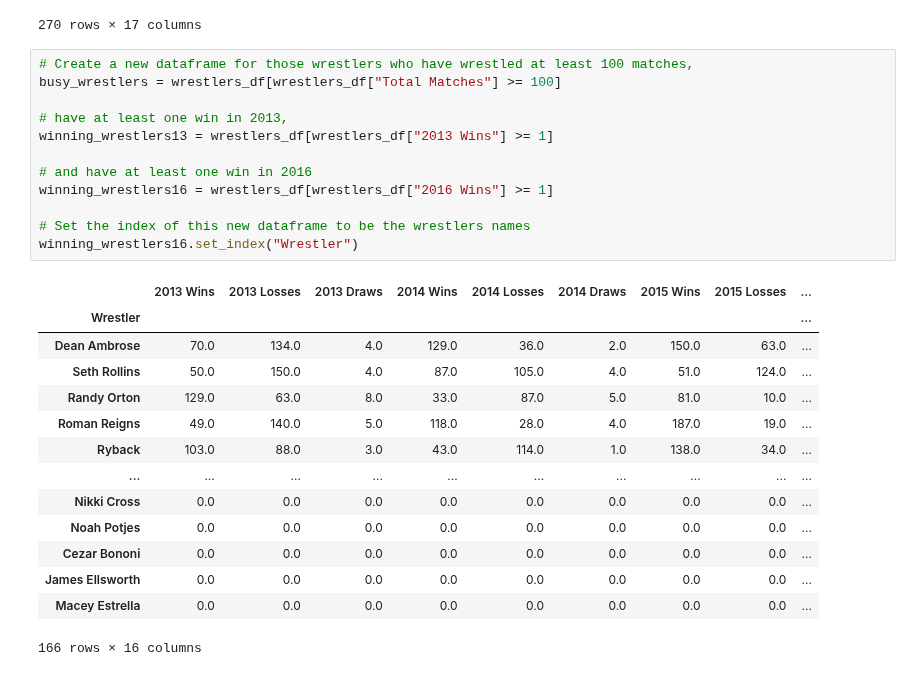
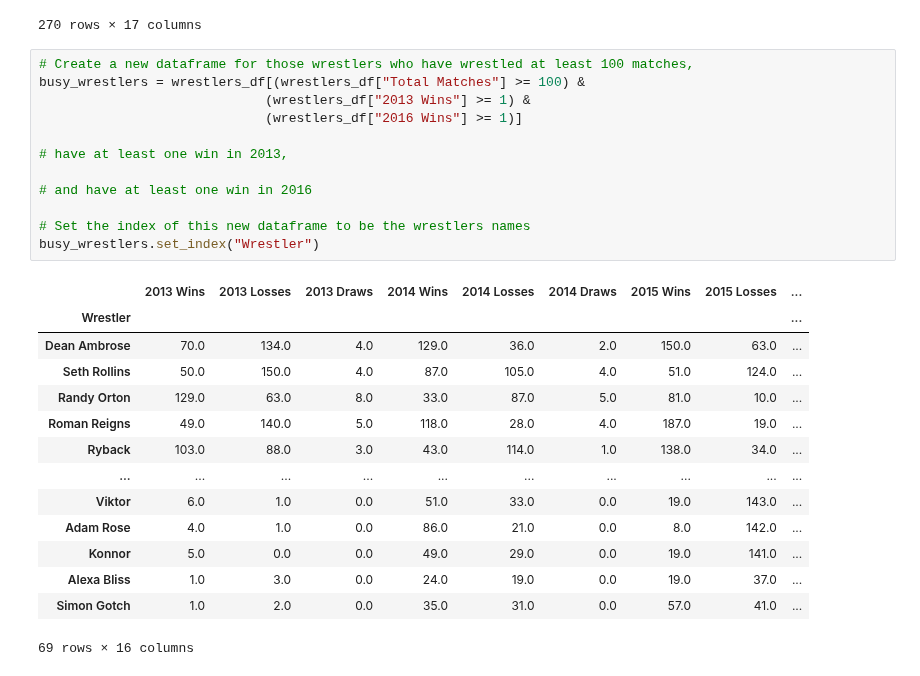
Before and after one commit to mikenlee/GWU_dataAnalytics_HW, a Jupyter notebook: 05_matplotlib/mini/02-Stu_WinnerWrestling-Part2/Unsolved/winning_wrestlers.ipynb, the cells around one changed output. Drawn from its saved outputs; the diff is of its cells as text.

```diff
--- a/05_matplotlib/mini/02-Stu_WinnerWrestling-Part2/Unsolved/winning_wrestlers.ipynb
+++ b/05_matplotlib/mini/02-Stu_WinnerWrestling-Part2/Unsolved/winning_wrestlers.ipynb
@@ -160,28 +160,28 @@ wrestlers_df
 270 rows × 17 columns
 # %%
 # Create a new dataframe for those wrestlers who have wrestled at least 100 matches,
-busy_wrestlers = wrestlers_df[wrestlers_df["Total Matches"] >= 100]
+busy_wrestlers = wrestlers_df[(wrestlers_df["Total Matches"] >= 100) &
+                             (wrestlers_df["2013 Wins"] >= 1) &
+                             (wrestlers_df["2016 Wins"] >= 1)]
 
 # have at least one win in 2013,
-winning_wrestlers13 = wrestlers_df[wrestlers_df["2013 Wins"] >= 1]
 
 # and have at least one win in 2016
-winning_wrestlers16 = wrestlers_df[wrestlers_df["2016 Wins"] >= 1]
 
 # Set the index of this new dataframe to be the wrestlers names
-winning_wrestlers16.set_index("Wrestler")
+busy_wrestlers.set_index("Wrestler")
 # %% [output]
 |  | 2013 Wins | 2013 Losses | 2013 Draws | 2014 Wins | 2014 Losses | 2014 Draws | 2015 Wins | 2015 Losses | ... |
 | Wrestler |  |  |  |  |  |  |  |  | ... |
 | Dean Ambrose | 70.0 | 134.0 | 4.0 | 129.0 | 36.0 | 2.0 | 150.0 | 63.0 | ... |
 | Seth Rollins | 50.0 | 150.0 | 4.0 | 87.0 | 105.0 | 4.0 | 51.0 | 124.0 | ... |
 | Randy Orton | 129.0 | 63.0 | 8.0 | 33.0 | 87.0 | 5.0 | 81.0 | 10.0 | ... |
 | Roman Reigns | 49.0 | 140.0 | 5.0 | 118.0 | 28.0 | 4.0 | 187.0 | 19.0 | ... |
 | Ryback | 103.0 | 88.0 | 3.0 | 43.0 | 114.0 | 1.0 | 138.0 | 34.0 | ... |
 | ... | ... | ... | ... | ... | ... | ... | ... | ... | ... |
-| Nikki Cross | 0.0 | 0.0 | 0.0 | 0.0 | 0.0 | 0.0 | 0.0 | 0.0 | ... |
-| Noah Potjes | 0.0 | 0.0 | 0.0 | 0.0 | 0.0 | 0.0 | 0.0 | 0.0 | ... |
-| Cezar Bononi | 0.0 | 0.0 | 0.0 | 0.0 | 0.0 | 0.0 | 0.0 | 0.0 | ... |
-| James Ellsworth | 0.0 | 0.0 | 0.0 | 0.0 | 0.0 | 0.0 | 0.0 | 0.0 | ... |
-| Macey Estrella | 0.0 | 0.0 | 0.0 | 0.0 | 0.0 | 0.0 | 0.0 | 0.0 | ... |
+| Viktor | 6.0 | 1.0 | 0.0 | 51.0 | 33.0 | 0.0 | 19.0 | 143.0 | ... |
+| Adam Rose | 4.0 | 1.0 | 0.0 | 86.0 | 21.0 | 0.0 | 8.0 | 142.0 | ... |
+| Konnor | 5.0 | 0.0 | 0.0 | 49.0 | 29.0 | 0.0 | 19.0 | 141.0 | ... |
+| Alexa Bliss | 1.0 | 3.0 | 0.0 | 24.0 | 19.0 | 0.0 | 19.0 | 37.0 | ... |
+| Simon Gotch | 1.0 | 2.0 | 0.0 | 35.0 | 31.0 | 0.0 | 57.0 | 41.0 | ... |
-166 rows × 16 columns
+69 rows × 16 columns
```
